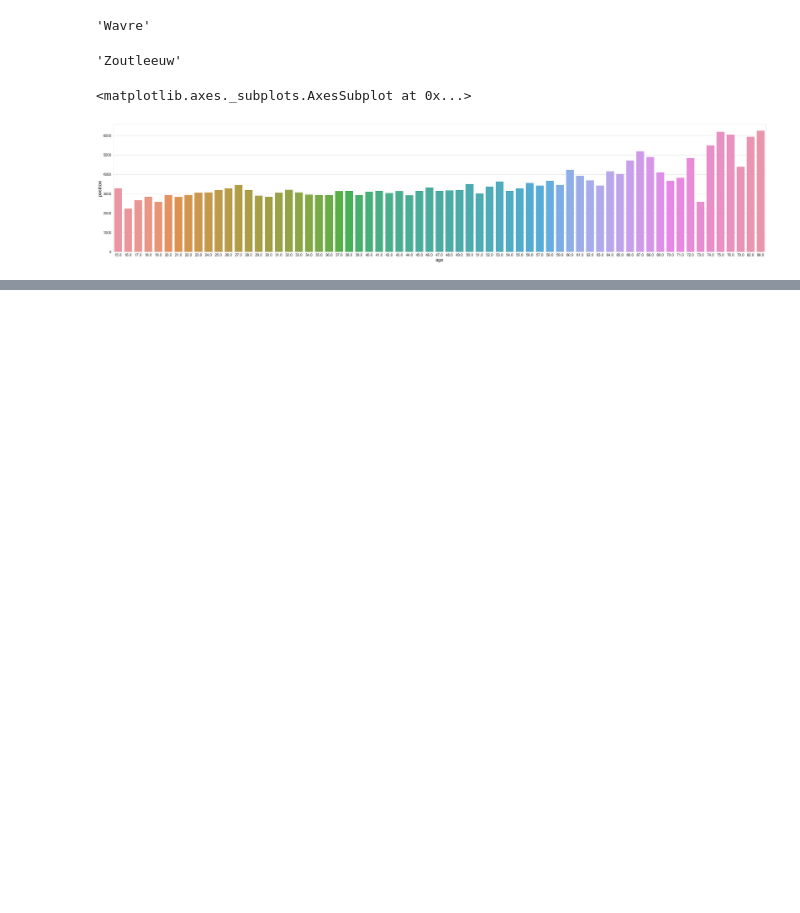
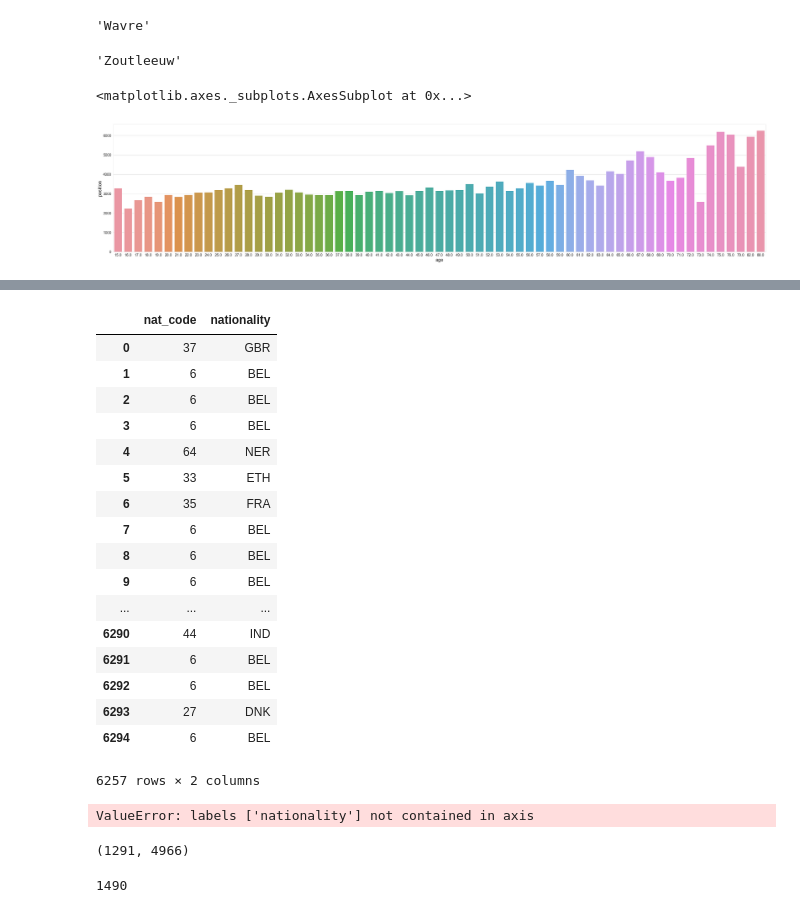
Before and after one commit to dsmiff/BrusselsHalfAnalytics, a Jupyter notebook: BHalf2017.ipynb, the cells around one changed output, grey strips where cells are left out. Drawn from its saved outputs; the diff is of its cells as text; code cells hidden in the pictures; blank space fills up the shorter version.

```diff
--- a/BHalf2017.ipynb
+++ b/BHalf2017.ipynb
@@ -617,0 +665,5 @@ saveDF()
+# %%
+# let's drop more features
+drop_col = ['cat_name', 'cadence', 'region', 'city', 'name','position','number']
+# %%
+df = df.drop(drop_col, axis=1)
@@ -617,0 +672,24 @@ saveDF()
+# %%
+lb_make = LabelEncoder()
+copy_df = df.copy()
+copy_df['nat_code'] = lb_make.fit_transform(df['nationality'])
+copy_df[['nat_code','nationality']]
+# %% [output]
+|  | nat_code | nationality |
+| 0 | 37 | GBR |
+| 1 | 6 | BEL |
+| 2 | 6 | BEL |
+| 3 | 6 | BEL |
+| 4 | 64 | NER |
+| 5 | 33 | ETH |
+| 6 | 35 | FRA |
+| 7 | 6 | BEL |
+| 8 | 6 | BEL |
+| 9 | 6 | BEL |
+| ... | ... | ... |
+| 6290 | 44 | IND |
+| 6291 | 6 | BEL |
+| 6292 | 6 | BEL |
+| 6293 | 27 | DNK |
+| 6294 | 6 | BEL |
+6257 rows × 2 columns
@@ -617,0 +698,5 @@ saveDF()
+# %%
+df.head()
+df = df.drop('nationality',axis=1)
+# %% [output]
+ValueError: labels ['nationality'] not contained in axis
@@ -617,0 +710,4 @@ saveDF()
+# %%
+len(test), len(train)
+# %% [output]
+(1291, 4966)
@@ -617,0 +724,4 @@ saveDF()
+# %%
+len(x_test)
+# %% [output]
+1490
```
Also changed, not shown: parts of 49 cells of this notebook.
